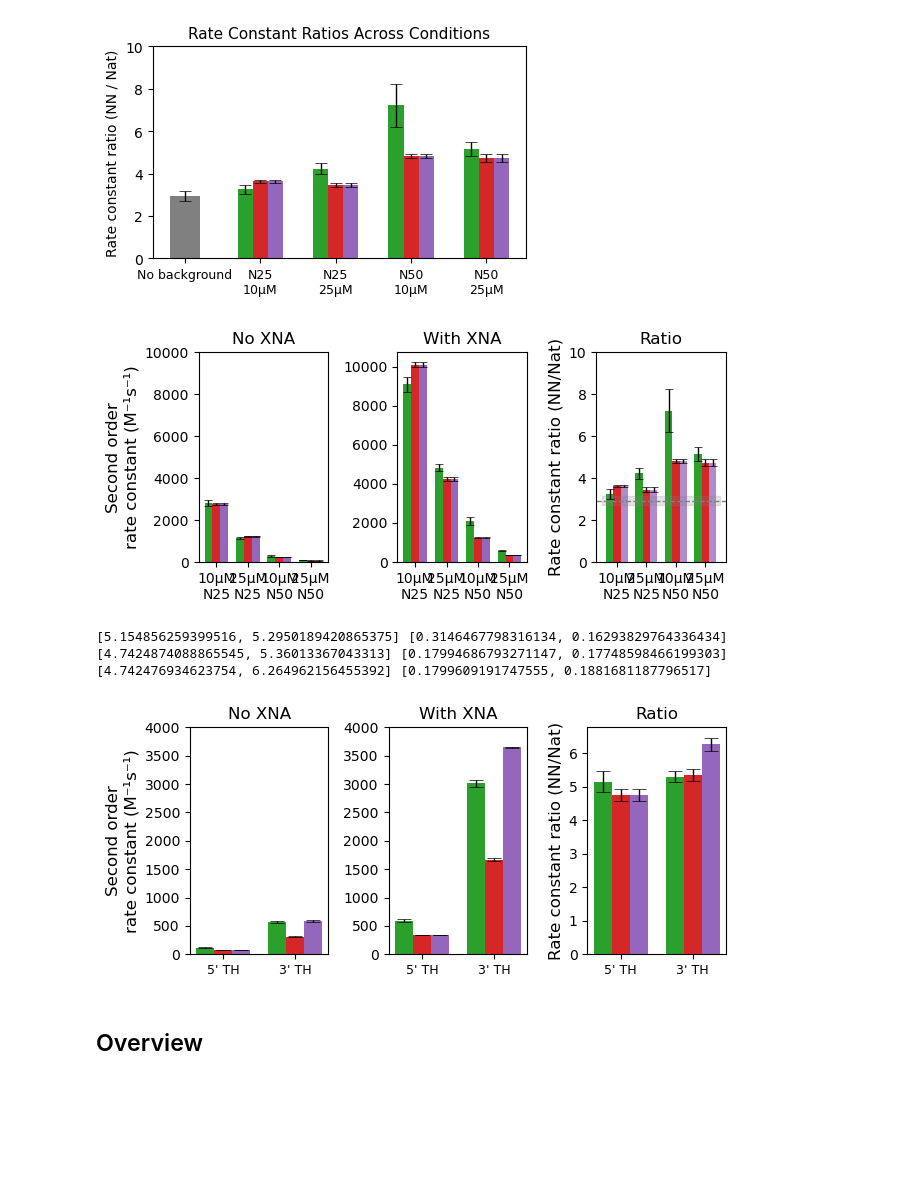
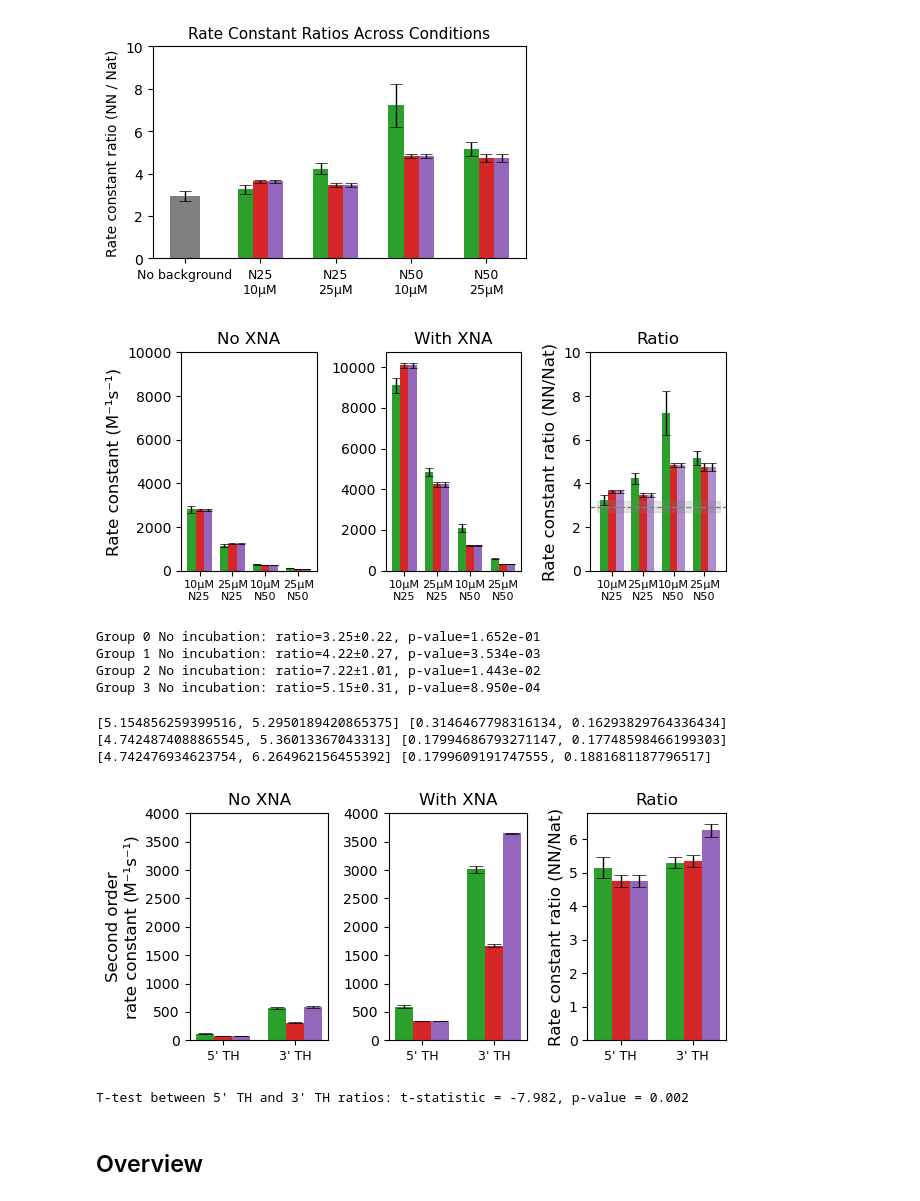
Before and after one commit to thachuk-lab/NN-DSD-Results-Analysis, a Jupyter notebook: SingleStep_Modeling.ipynb, the cells around one changed output. Cells and saved outputs as stored; diff of their text form; code cells hidden in the pictures; blank space fills up the shorter version.

```diff
--- a/SingleStep_Modeling.ipynb
+++ b/SingleStep_Modeling.ipynb
@@ -1600,7 +1599,7 @@ levels = list(conditions.keys())
 offset = offset_TUM_rep
 fit = fit_nn
 start = timeToSec("0:00:00")
-x = np.array(t_TUM_trig[0:number_of_points])
+x = np.array(t_TUM_rep[0:number_of_points])
 
 format_dict = {'point_size': 10, 'point_opacity': 1, 'fill_opacity': 0.8}
 
@@ -1617,6 +1616,8 @@ to_fit = [c[1] for c in curves]
 
 
 x_trunc = curves[0][0]
+x_th = [x/3600 for x in x_trunc]
+x_h = [x/3600 for x in x]
 
 def modelOneStep(kf, tArray, fixed_params):
 
@@ -1734,15 +1735,15 @@ for i,a in enumerate(ax):
     res += [fit_modelOneStep(x_list, [curve], initial_k, fixed_params_list)[0]]
 
 
-    a.scatter(x_trunc,c, color=color_scheme[j], s = 10)
-    a.fill_between(x_trunc,(np.array(c)-np.array(stdDev[i][j])),np.array(c), color=color_scheme[j], alpha= alph)
-    a.fill_between(x_trunc,c,  (c+np.array(stdDev[i][j])), color=color_scheme[j], alpha= alph)
+    a.scatter(x_th,c, color=color_scheme[j], s = 10)
+    a.fill_between(x_th,(np.array(c)-np.array(stdDev[i][j])),np.array(c), color=color_scheme[j], alpha= alph)
+    a.fill_between(x_th,c,  (c+np.array(stdDev[i][j])), color=color_scheme[j], alpha= alph)
 
   fitted_kf = np.mean(res)
   param_sd_kf = np.std(res)
 
   k_rep_nn.append([fitted_kf,param_sd_kf])
-  a.plot(x,[i*1e9 for i in modelOneStep(fitted_kf, x, fixed_params_list[i])], color='black',linewidth=line)
+  a.plot(x_h,[i*1e9 for i in modelOneStep(fitted_kf, x, fixed_params_list[i])], color='black',linewidth=line)
   print(f"Fitted kf = {fitted_kf:.1e} ± {param_sd_kf:.1e}")
 
 
@@ -1759,7 +1760,7 @@ ax[0].set_ylim(0,22.5)
 
 ax[0].set_ylabel('[Output] (nM)')
 
-#plt.savefig('TUM_nn_rep.svg', dpi = 500, transparent=True)
+plt.savefig('TUM_nn_rep.svg', dpi = 500, transparent=True)
 plt.show()
 # %% [output]
 Fitted kf = 1.0e+04 ± 1.2e+02
@@ -2909,36 +2910,57 @@ ax[2].fill_between([-0.5,3.5], [(k_control_nn[0][0]/k_control_nat[0][0]) - prop_
                   color='gray', alpha=0.2)
 # Formatting
 for a in ax:
     a.set_xticks(x)
-    a.set_xticklabels(labels, fontsize=10)
+    a.set_xticklabels(labels, fontsize=8)
     a.tick_params(axis='x', labelrotation=0)
 
 
 
 
 
 
 
 ax[0].set_ylim(0,10000)
 ax[2].set_ylim(0,10)
 
-ax[0].set_ylabel('Second order\nrate constant (M⁻¹s⁻¹)', fontsize=12)
+ax[0].set_ylabel('Rate constant (M⁻¹s⁻¹)', fontsize=12)
 
 ax[2].set_ylabel('Rate constant ratio (NN/Nat)', fontsize=12)
 
 
 
 ax[0].set_title('No XNA', fontsize=12)
 ax[1].set_title('With XNA', fontsize=12)
 ax[2].set_title('Ratio', fontsize=12)
 
 
 
 plt.tight_layout()
 plt.savefig('NAR_TUM_onestep_k.svg', dpi=400)
 plt.show()
+
+from scipy.stats import ttest_ind_from_stats
+
+control_ratio = k_control_nn[0][0]/k_control_nat[0][0]
+control_ratio_std = prop_err(k_control_nn[0], k_control_nat[0])
+for i in range(4):
+    no_ratio = k_no_diff[i][0]
+    no_ratio_std = k_no_diff[i][1]
+    trig_ratio = k_trig_diff[i][0]
+    trig_ratio_std = k_trig_diff[i][1]
+    rep_ratio = k_rep_diff[i][0]
+    rep_ratio_std = k_rep_diff[i][1]
+    av = (no_ratio + trig_ratio + rep_ratio)/3
+    std = np.sqrt(no_ratio_std**2 + trig_ratio_std**2 + rep_ratio_std**2)/3
+
+    tstat, pval = ttest_ind_from_stats(no_ratio, no_ratio_std, 3, control_ratio, control_ratio_std, 3, equal_var=False)
+    print(f"Group {i} No incubation: ratio={no_ratio:.2f}±{no_ratio_std:.2f}, p-value={pval:.3e}")
 # %% [output]
-[figure, old version]
+[figure, new version]
+Group 0 No incubation: ratio=3.25±0.22, p-value=1.652e-01
+Group 1 No incubation: ratio=4.22±0.27, p-value=3.534e-03
+Group 2 No incubation: ratio=7.22±1.01, p-value=1.443e-02
+Group 3 No incubation: ratio=5.15±0.31, p-value=8.950e-04
 # %%
 import matplotlib.pyplot as plt
 import numpy as np
@@ -3027,11 +3049,30 @@ ax[2].set_title('Ratio', fontsize=12)
 plt.tight_layout()
 plt.savefig('NAR_onestep_compare_k.svg', dpi=400)
 plt.show()
+
+
+#Two tail t-test between UW and TUM ratios across all incubation conditions
+from scipy.stats import ttest_ind_from_stats
+fiveTH = [no_R_data_together[0][0], trig_R_data_together[0][0], rep_R_data_together[0][0]]
+fiveTH_std = [no_R_data_together[0][1], trig_R_data_together[0][1], rep_R_data_together[0][1]]
+threeTH = [no_R_data_together[1][0], trig_R_data_together[1][0], rep_R_data_together[1][0]]
+threeTH_std = [no_R_data_together[1][1], trig_R_data_together[1][1], rep_R_data_together[1][1]]
+
+fiveTH_av = np.mean(fiveTH)
+fiveTH_sd = np.mean(fiveTH_std)/np.sqrt(3)
+threeTH_av = np.mean(threeTH)
+threeTH_sd = np.mean(threeTH_std)/np.sqrt(3)
+
+t_stat, p_value = ttest_ind_from_stats(mean1=fiveTH_av, std1=fiveTH_sd, nobs1=3,
+                                      mean2=threeTH_av, std2=threeTH_sd, nobs2=3,
+                                      equal_var=False)
+print(f"Omnibus T-test between average 5' TH and 3' TH ratios: t-statistic = {t_stat:.3f}, p-value = {p_value:.3f}")
 # %% [output]
 [5.154856259399516, 5.2950189420865375] [0.3146467798316134, 0.16293829764336434]
 [4.7424874088865545, 5.36013367043313] [0.17994686793271147, 0.17748598466199303]
 [4.742476934623754, 6.264962156455392] [0.1799609191747555, 0.1881681187796517]
 [figure]
+T-test between 5' TH and 3' TH ratios: t-statistic = -7.982, p-value = 0.002
 # %% [markdown]
 ## Overview
 # %%
```
Also changed, not shown: parts of 8 cells of this notebook, 2 other files.
